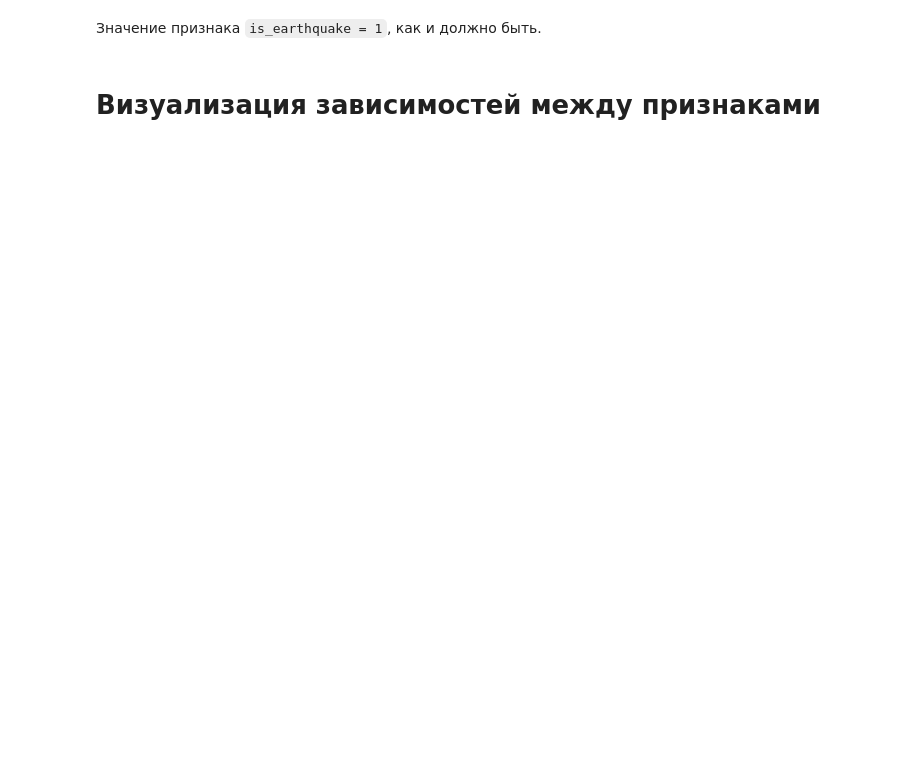
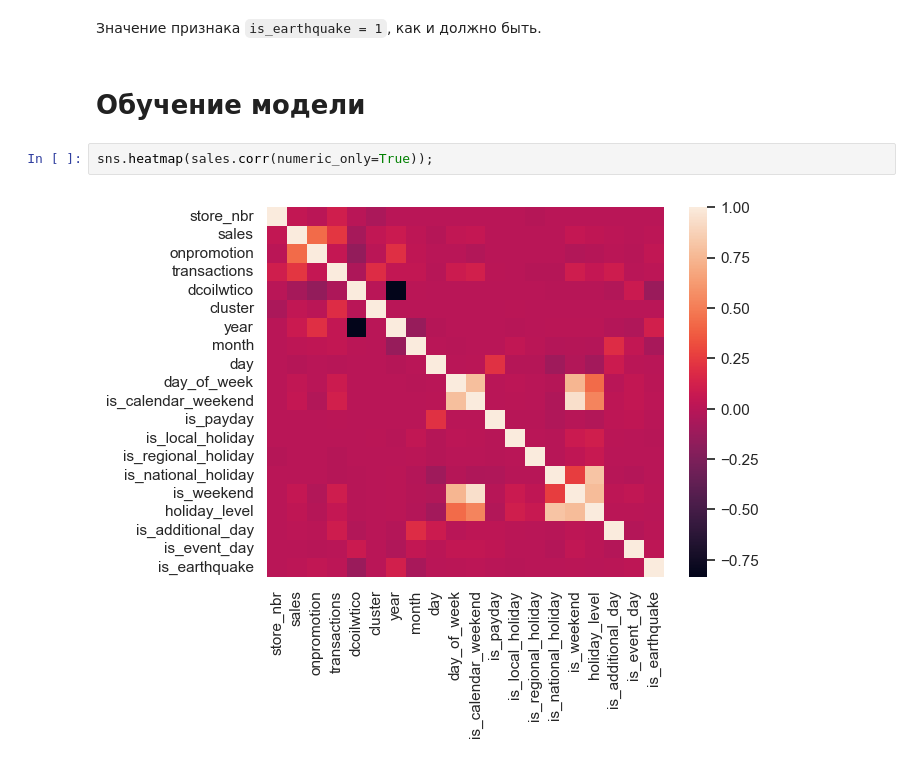
Before and after one commit to sosnovskiim/MachineLearning, a Jupyter notebook: Курс 3 - Инструменты анализа данных/2. Регрессия (магазины)/2. Регрессия (магазины).ipynb, the cells around one changed output. Saved outputs shown, nothing was run; the diff lists cells and outputs as text; blank space fills up the shorter version.

```diff
--- a/Курс 3 - Инструменты анализа данных/2. Регрессия (магазины)/2. Регрессия (магазины).ipynb
+++ b/Курс 3 - Инструменты анализа данных/2. Регрессия (магазины)/2. Регрессия (магазины).ipynb
@@ -1191,4 +1152,8 @@ with pd.option_context('display.width', 120):
 # %% [markdown]
 Значение признака `is_earthquake = 1`, как и должно быть.
 # %% [markdown]
-# Визуализация зависимостей между признаками
+# Обучение модели
+# %%
+sns.heatmap(sales.corr(numeric_only=True));
+# %% [output]
+[figure, added]
```
Also changed, not shown: parts of 23 cells of this notebook, 5 other files.
